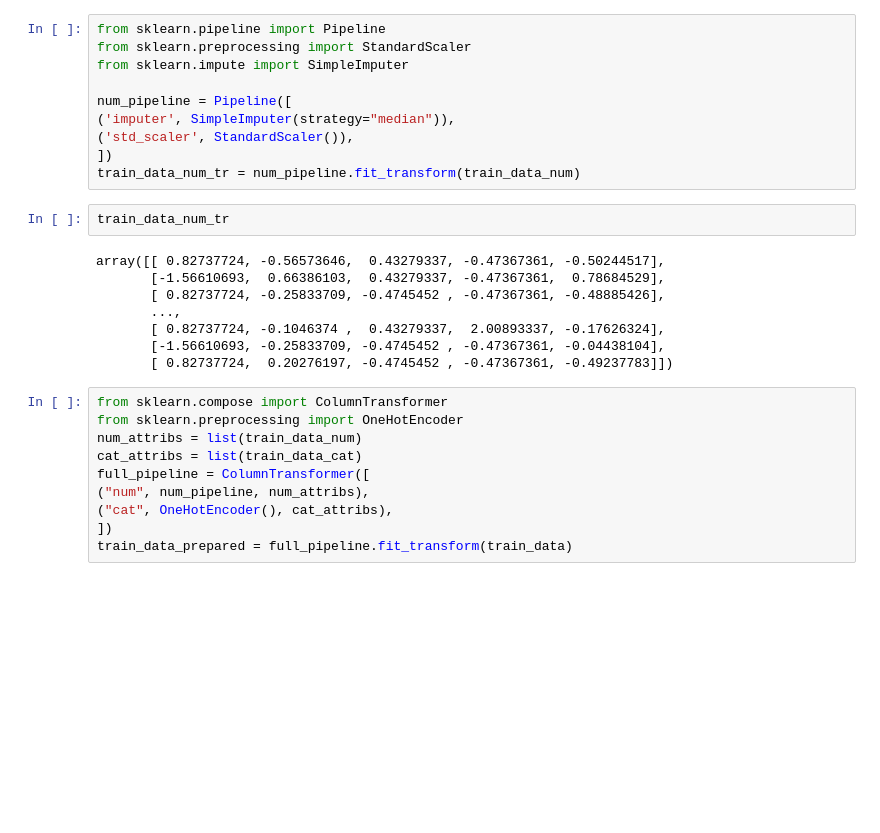
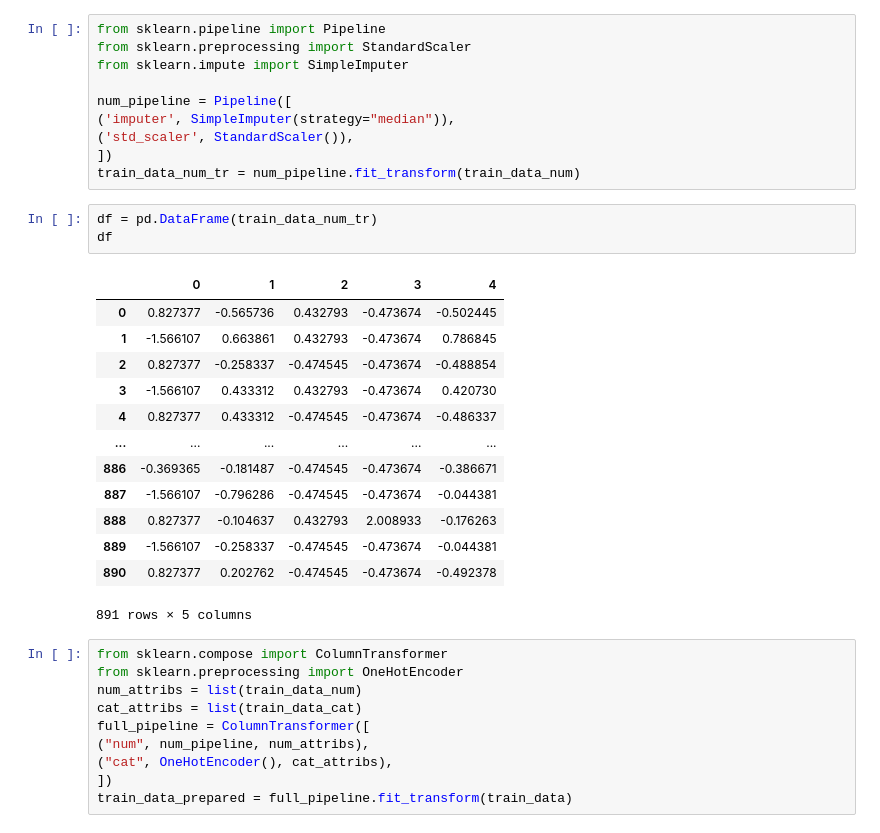
Before and after one commit to Wetpaint3/Kaggle_competitions, a Jupyter notebook: Titanic_Kaggle.ipynb, the cells around one changed output. Cells and saved outputs as stored; diff of their text form; blank space fills up the shorter version.

```diff
--- a/Titanic_Kaggle.ipynb
+++ b/Titanic_Kaggle.ipynb
@@ -399,16 +399,23 @@ num_pipeline = Pipeline([
 ('std_scaler', StandardScaler()),
 ])
 train_data_num_tr = num_pipeline.fit_transform(train_data_num)
-# %%
-train_data_num_tr
-# %% [output]
-array([[ 0.82737724, -0.56573646,  0.43279337, -0.47367361, -0.50244517],
-       [-1.56610693,  0.66386103,  0.43279337, -0.47367361,  0.78684529],
-       [ 0.82737724, -0.25833709, -0.4745452 , -0.47367361, -0.48885426],
-       ...,
-       [ 0.82737724, -0.1046374 ,  0.43279337,  2.00893337, -0.17626324],
-       [-1.56610693, -0.25833709, -0.4745452 , -0.47367361, -0.04438104],
-       [ 0.82737724,  0.20276197, -0.4745452 , -0.47367361, -0.49237783]])
+# %%
+df = pd.DataFrame(train_data_num_tr)
+df
+# %% [output]
+|  | 0 | 1 | 2 | 3 | 4 |
+| 0 | 0.827377 | -0.565736 | 0.432793 | -0.473674 | -0.502445 |
+| 1 | -1.566107 | 0.663861 | 0.432793 | -0.473674 | 0.786845 |
+| 2 | 0.827377 | -0.258337 | -0.474545 | -0.473674 | -0.488854 |
+| 3 | -1.566107 | 0.433312 | 0.432793 | -0.473674 | 0.420730 |
+| 4 | 0.827377 | 0.433312 | -0.474545 | -0.473674 | -0.486337 |
+| ... | ... | ... | ... | ... | ... |
+| 886 | -0.369365 | -0.181487 | -0.474545 | -0.473674 | -0.386671 |
+| 887 | -1.566107 | -0.796286 | -0.474545 | -0.473674 | -0.044381 |
+| 888 | 0.827377 | -0.104637 | 0.432793 | 2.008933 | -0.176263 |
+| 889 | -1.566107 | -0.258337 | -0.474545 | -0.473674 | -0.044381 |
+| 890 | 0.827377 | 0.202762 | -0.474545 | -0.473674 | -0.492378 |
+891 rows × 5 columns
 # %%
 from sklearn.compose import ColumnTransformer
 from sklearn.preprocessing import OneHotEncoder
```
